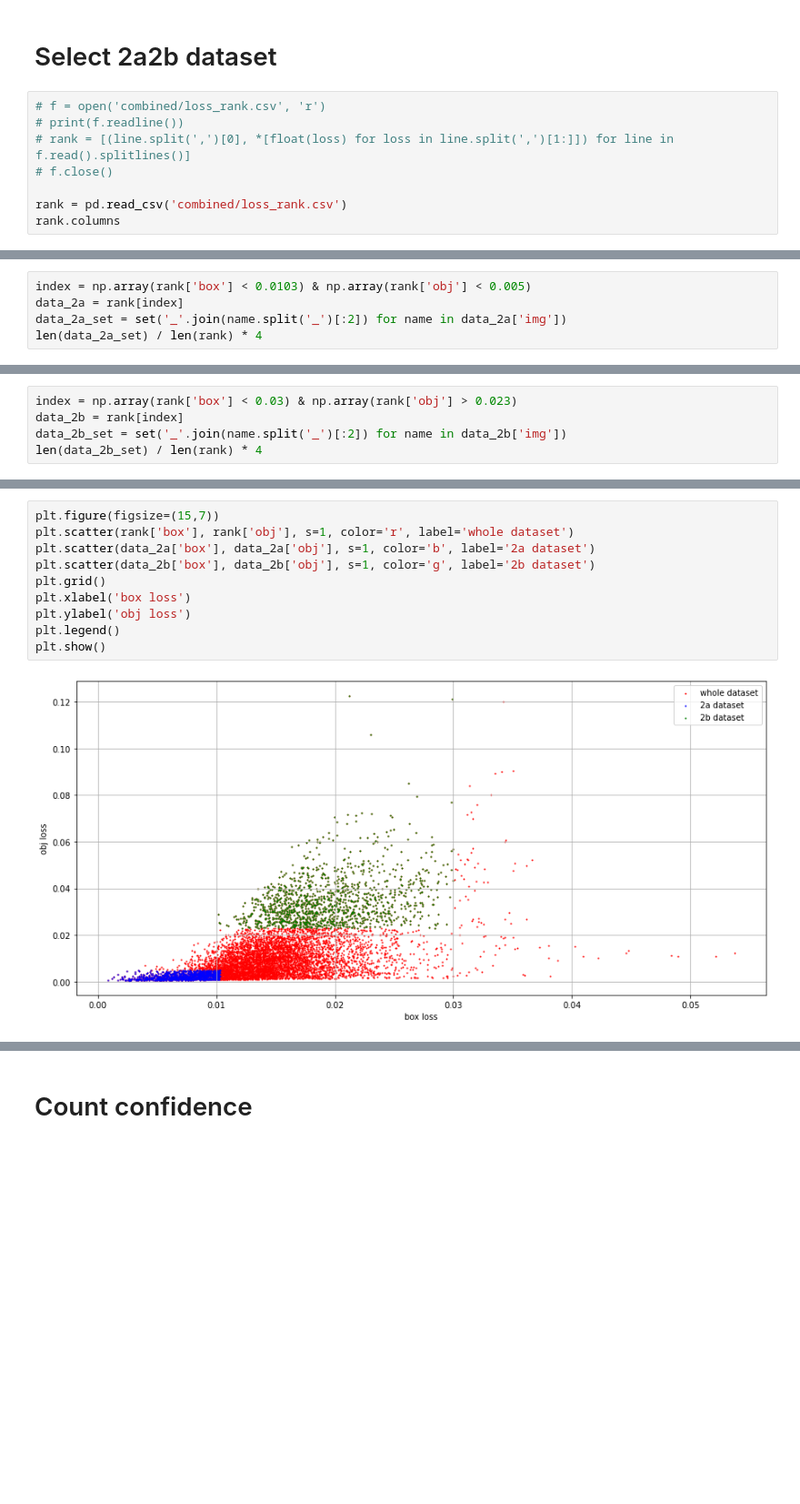
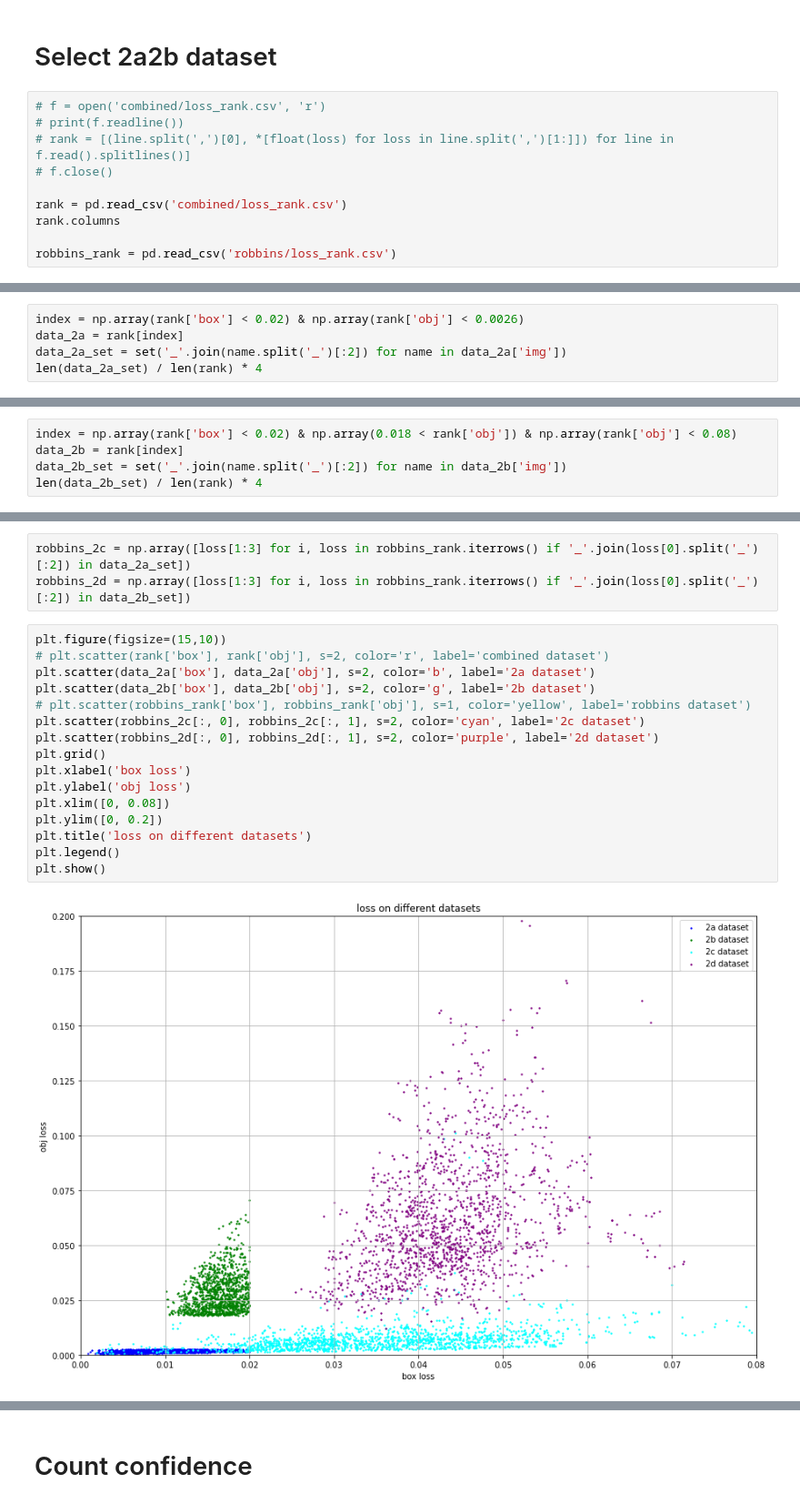
Before and after one commit to liyinze1/Robbins-to-THEMIS, a Jupyter notebook: demo.ipynb, the cells around one changed output, grey strips where cells are left out. Shown at 91% size. Cells and saved outputs as stored; diff of their text form; blank space fills up the shorter version.

```diff
--- a/demo.ipynb
+++ b/demo.ipynb
@@ -96,3 +98,5 @@ for image_name in image_list[:1]:
 
 rank = pd.read_csv('combined/loss_rank.csv')
 rank.columns
+
+robbins_rank = pd.read_csv('robbins/loss_rank.csv')
@@ -101,5 +103,5 @@ Index(['img', 'box', 'obj', 'cls', 'loss'], dtype='object')
 # %%
-index = np.array(rank['box'] < 0.0103) & np.array(rank['obj'] < 0.005)
+index = np.array(rank['box'] < 0.02) & np.array(rank['obj'] < 0.0026)
 data_2a = rank[index]
 data_2a_set = set('_'.join(name.split('_')[:2]) for name in data_2a['img'])
 len(data_2a_set) / len(rank) * 4
@@ -108,5 +110,5 @@ len(data_2a_set) / len(rank) * 4
 # %%
-index = np.array(rank['box'] < 0.03) & np.array(rank['obj'] > 0.023)
+index = np.array(rank['box'] < 0.02) & np.array(0.018 < rank['obj']) & np.array(rank['obj'] < 0.08)
 data_2b = rank[index]
 data_2b_set = set('_'.join(name.split('_')[:2]) for name in data_2b['img'])
 len(data_2b_set) / len(rank) * 4
@@ -115,12 +117,21 @@ len(data_2b_set) / len(rank) * 4
+# %%
+robbins_2c = np.array([loss[1:3] for i, loss in robbins_rank.iterrows() if '_'.join(loss[0].split('_')[:2]) in data_2a_set])
+robbins_2d = np.array([loss[1:3] for i, loss in robbins_rank.iterrows() if '_'.join(loss[0].split('_')[:2]) in data_2b_set])
 # %%
-plt.figure(figsize=(15,7))
-plt.scatter(rank['box'], rank['obj'], s=1, color='r', label='whole dataset')
-plt.scatter(data_2a['box'], data_2a['obj'], s=1, color='b', label='2a dataset')
-plt.scatter(data_2b['box'], data_2b['obj'], s=1, color='g', label='2b dataset')
+plt.figure(figsize=(15,10))
+# plt.scatter(rank['box'], rank['obj'], s=2, color='r', label='combined dataset')
+plt.scatter(data_2a['box'], data_2a['obj'], s=2, color='b', label='2a dataset')
+plt.scatter(data_2b['box'], data_2b['obj'], s=2, color='g', label='2b dataset')
+# plt.scatter(robbins_rank['box'], robbins_rank['obj'], s=1, color='yellow', label='robbins dataset')
+plt.scatter(robbins_2c[:, 0], robbins_2c[:, 1], s=2, color='cyan', label='2c dataset')
+plt.scatter(robbins_2d[:, 0], robbins_2d[:, 1], s=2, color='purple', label='2d dataset')
 plt.grid()
 plt.xlabel('box loss')
 plt.ylabel('obj loss')
+plt.xlim([0, 0.08])
+plt.ylim([0, 0.2])
+plt.title('loss on different datasets')
 plt.legend()
 plt.show()
 # %% [output]
-[figure, old version]
+[figure, new version]
```
Also changed, not shown: parts of 13 cells of this notebook, 21 other files.
